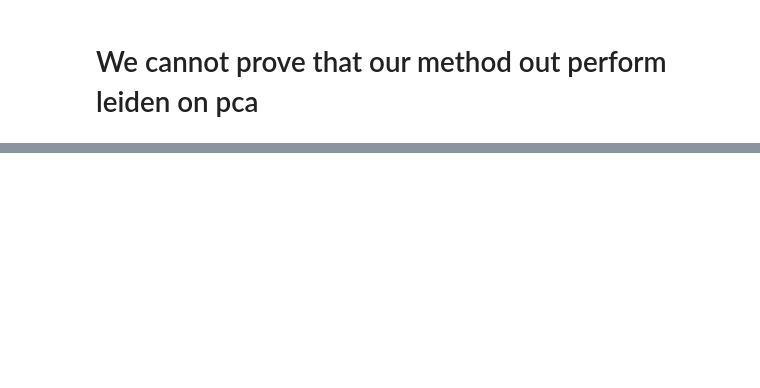
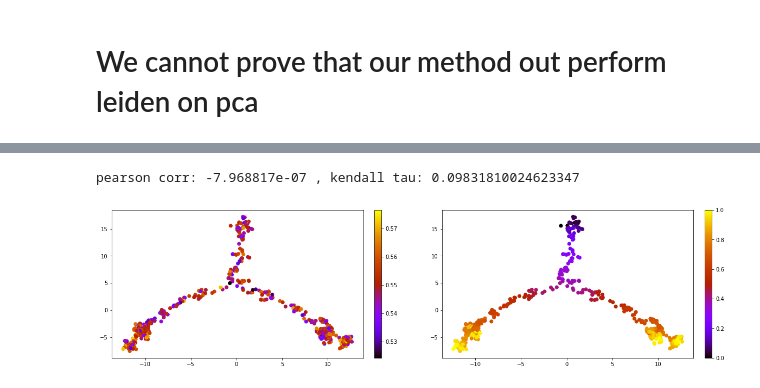
Before and after one commit to falseu/gnn_traj_inference, a Jupyter notebook: backbone_tree.ipynb, the cells around one changed output, grey strips where cells are left out. Saved outputs shown, nothing was run; the diff lists cells and outputs as text; code cells hidden in the pictures; blank space fills up the shorter version.

```diff
--- a/backbone_tree.ipynb
+++ b/backbone_tree.ipynb
@@ -120,0 +161,25 @@ finished
+# %%
+adata = data.adata.copy()
+# adata.uns['iroot'] = 0
+# sc.tl.diffmap(adata)
+# sc.tl.dpt(adata)
+
+pt, _, _ = model(data)
+pt = pt.detach().numpy()
+fig = plt.figure(figsize = (20, 5))
+ax1, ax2 = fig.subplots(1,2)
+pseudo_visual = ax1.scatter(X_pca[:,0], X_pca[:,1], c = pt, cmap = plt.get_cmap('gnuplot'))
+fig.colorbar(pseudo_visual,fraction=0.046, pad=0.04, ax = ax1)
+
+pt_true = data.y.numpy().squeeze()
+pseudo_visual = ax2.scatter(X_pca[:,0], X_pca[:,1], c = pt_true, cmap = plt.get_cmap('gnuplot'))
+fig.colorbar(pseudo_visual,fraction=0.046, pad=0.04, ax = ax2)
+
+vx = pt - np.mean(pt)
+vy = pt_true - np.mean(pt_true)
+pearson = np.sum(vx * vy) / (np.sqrt(np.sum(vx ** 2)) * np.sqrt(np.sum(vy ** 2)))
+kt = utils.kendalltau(pt, pt_true)
+print('pearson corr:',pearson,', kendall tau:',kt)
+# %% [output]
+pearson corr: -7.968817e-07 , kendall tau: 0.09831810024623347
+[figure, added]
```
Also changed, not shown: parts of 12 cells of this notebook, 4 other files.
